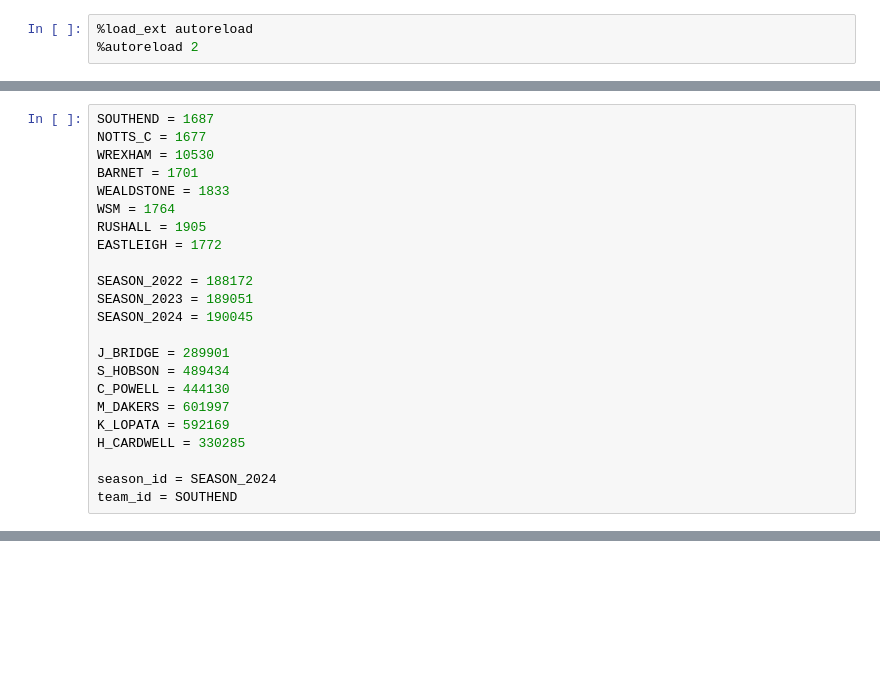
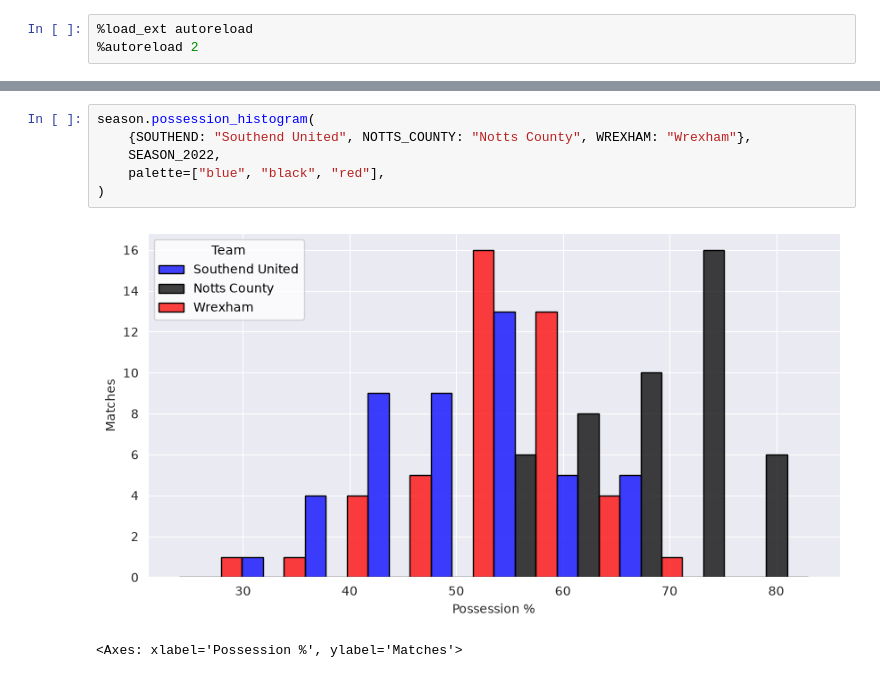
Before and after one commit to c-m-hunt/sufc_stats, a Jupyter notebook: notebooks/misc.ipynb, the cells around one changed output, grey strips where cells are left out. Saved outputs shown, nothing was run; the diff lists cells and outputs as text; blank space fills up the shorter version.

```diff
--- a/notebooks/misc.ipynb
+++ b/notebooks/misc.ipynb
@@ -14,23 +12,0 @@ from wyscout.match import get_team_matches
-# %%
-SOUTHEND = 1687
-NOTTS_C = 1677
-WREXHAM = 10530
-BARNET = 1701
-WEALDSTONE = 1833
-WSM = 1764
-RUSHALL = 1905
-EASTLEIGH = 1772
-
-SEASON_2022 = 188172
-SEASON_2023 = 189051
-SEASON_2024 = 190045
-
-J_BRIDGE = 289901
-S_HOBSON = 489434
-C_POWELL = 444130
-M_DAKERS = 601997
-K_LOPATA = 592169
-H_CARDWELL = 330285
-
-season_id = SEASON_2024
-team_id = SOUTHEND
@@ -465,0 +39,9 @@ all_players[0:5]
+# %%
+season.possession_histogram(
+    {SOUTHEND: "Southend United", NOTTS_COUNTY: "Notts County", WREXHAM: "Wrexham"},
+    SEASON_2022,
+    palette=["blue", "black", "red"],
+)
+# %% [output]
+[figure, added]
+<Axes: xlabel='Possession %', ylabel='Matches'>
```
Also changed, not shown: parts of 42 cells of this notebook, 13 other files.
